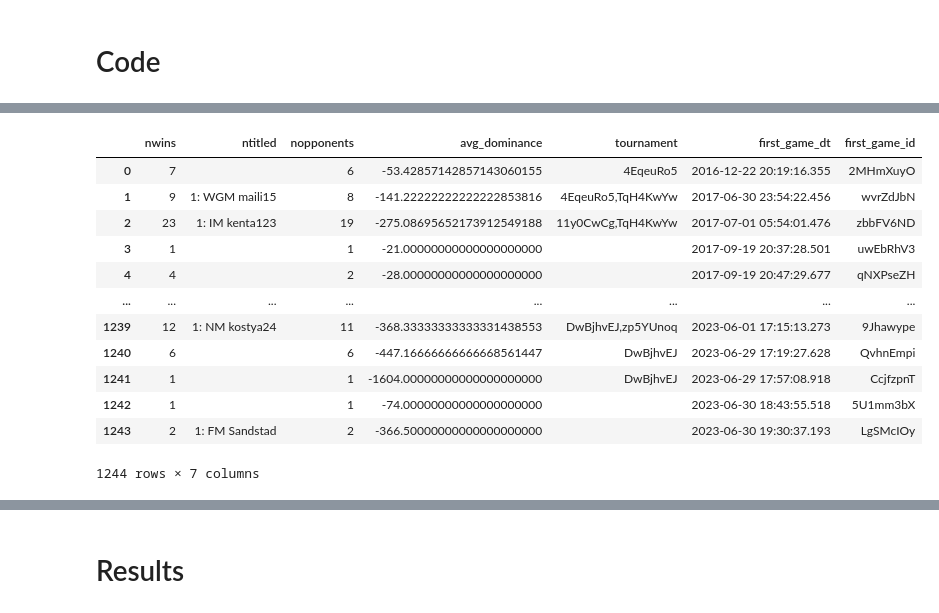
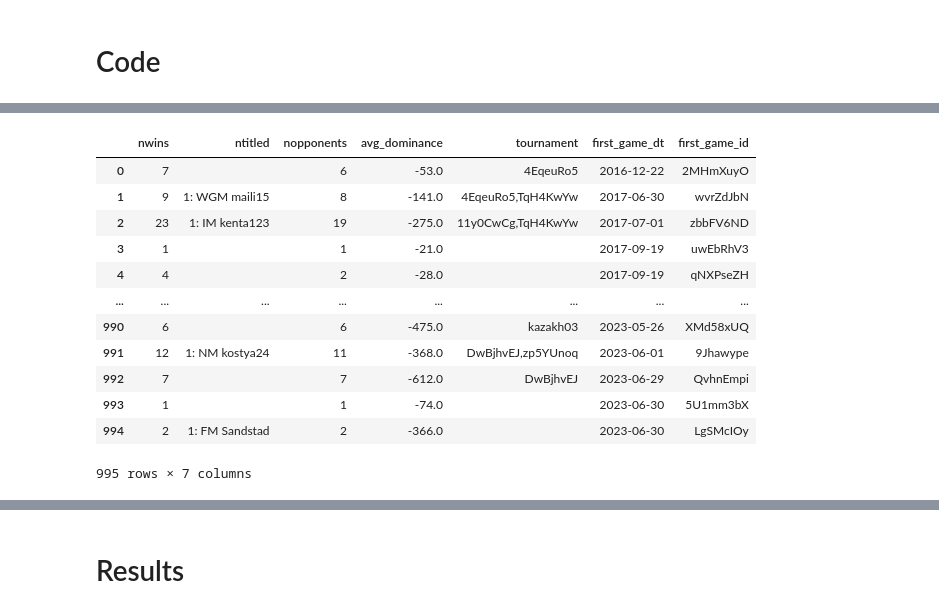
Before and after one commit to fingoldo/FideRatings, a Jupyter notebook: ChessStreaks.ipynb, the cells around one changed output, grey strips where cells are left out. Cells and saved outputs as stored; diff of their text form; code cells hidden in the pictures.

```diff
--- a/ChessStreaks.ipynb
+++ b/ChessStreaks.ipynb
@@ -3,12 +3,14 @@
 # %%
 #!pip install berserk
 # %%
+from IPython.display import display
 import pandas as pd, numpy as np
 from tqdm import tqdm
 from numba import njit
+import joblib
 
 pd.set_option("display.precision", 20)
 pd.set_option("display.max_rows", 100)
 pd.set_option("display.max_columns", 100)
-pd.set_option("display.width", 1000)
+pd.set_option("display.max_colwidth", None)
 # %% [output]
@@ -74,6 +99,27 @@ weetik_games[1]
   0],
  'clock': {'initial': 180, 'increment': 0, 'totalTime': 180}}
 # %%
+def show_summary(df, player_name: str, min_nwins: int = 13, nrows: int = 15):
+    tmp = df.query(f"nwins>={min_nwins}").sort_values("nwins", ascending=False).reset_index(drop=True)
+    print(f"\n{player_name}:\n")
+    print(f"{len(tmp)} серий длиной от {min_nwins} побед и больше, из них {(tmp.ntitled!='').sum()} с титулованными соперниками.")
+
+    print(
+        f"Превосходство над соперниками в рейтинге: среднее={-tmp.avg_dominance.mean():.0f}, мин={(-tmp.avg_dominance).min():.0f}, макс={(-tmp.avg_dominance).max():.0f} пунктов"
+    )
+    print(
+        f"Самая длинная серия {tmp.head(1).first_game_dt.values[0]}: {tmp.head(1).nwins.values[0]} побед над {tmp.head(1).nopponents.values[0]} соперниками, титулованные соперники {tmp.head(1).ntitled.values[0]}"
+    )
+    display(tmp.head(nrows).style.set_caption("Самые длинные серии").hide())
+
+    display(
+        df.query(f"avg_dominance>={0}")
+        .sort_values("nwins", ascending=False)
+        .head(nrows)
+        .style.set_caption("Лучшие серии с более рейтинговыми соперниками")
+        .hide()
+    )
+
 def get_streaks(games:list,target_player:str,draw_breaks_streak:bool=True)->pd.DataFrame():
 
     nstreaks=0
@@ -130,6 +176,9 @@ def get_streaks(games:list,target_player:str,draw_breaks_streak:bool=True)->pd.D
             totdominance=0.0
 
     df=pd.DataFrame(lines,columns='nwins ntitled nopponents avg_dominance tournament first_game_dt first_game_id'.split())
-    df['first_game_dt']=df['first_game_dt'].dt.tz_localize(None)
+    df['first_game_dt']=df['first_game_dt'].dt.tz_localize(None).dt.date
+    df['avg_dominance']=df['avg_dominance'].round(0)
+    #df['performance']=df['nwins']*(df['avg_dominance']+800    )
+
     return df
 # %% [output]
@@ -137,18 +186,18 @@ time: 0 ns (started: 2023-07-09 18:17:37 +03:00)
 [interactive output not drawn]
 # %%
-weetik_streaks = get_streaks(games=weetik_games, target_player="Weetik", draw_breaks_streak=True)
+weetik_streaks = get_streaks(games=weetik_games, target_player="Weetik", draw_breaks_streak=False)
 weetik_streaks
 # %% [output]
 |  | nwins | ntitled | nopponents | avg_dominance | tournament | first_game_dt | first_game_id |
-| 0 | 7 |  | 6 | -53.42857142857143060155 | 4EqeuRo5 | 2016-12-22 20:19:16.355 | 2MHmXuyO |
-| 1 | 9 | 1: WGM maili15 | 8 | -141.22222222222222853816 | 4EqeuRo5,TqH4KwYw | 2017-06-30 23:54:22.456 | wvrZdJbN |
-| 2 | 23 | 1: IM kenta123 | 19 | -275.08695652173912549188 | 11y0CwCg,TqH4KwYw | 2017-07-01 05:54:01.476 | zbbFV6ND |
-| 3 | 1 |  | 1 | -21.00000000000000000000 |  | 2017-09-19 20:37:28.501 | uwEbRhV3 |
-| 4 | 4 |  | 2 | -28.00000000000000000000 |  | 2017-09-19 20:47:29.677 | qNXPseZH |
+| 0 | 7 |  | 6 | -53.0 | 4EqeuRo5 | 2016-12-22 | 2MHmXuyO |
+| 1 | 9 | 1: WGM maili15 | 8 | -141.0 | 4EqeuRo5,TqH4KwYw | 2017-06-30 | wvrZdJbN |
+| 2 | 23 | 1: IM kenta123 | 19 | -275.0 | 11y0CwCg,TqH4KwYw | 2017-07-01 | zbbFV6ND |
+| 3 | 1 |  | 1 | -21.0 |  | 2017-09-19 | uwEbRhV3 |
+| 4 | 4 |  | 2 | -28.0 |  | 2017-09-19 | qNXPseZH |
 | ... | ... | ... | ... | ... | ... | ... | ... |
-| 1239 | 12 | 1: NM kostya24 | 11 | -368.33333333333331438553 | DwBjhvEJ,zp5YUnoq | 2023-06-01 17:15:13.273 | 9Jhawype |
-| 1240 | 6 |  | 6 | -447.16666666666668561447 | DwBjhvEJ | 2023-06-29 17:19:27.628 | QvhnEmpi |
-| 1241 | 1 |  | 1 | -1604.00000000000000000000 | DwBjhvEJ | 2023-06-29 17:57:08.918 | CcjfzpnT |
-| 1242 | 1 |  | 1 | -74.00000000000000000000 |  | 2023-06-30 18:43:55.518 | 5U1mm3bX |
-| 1243 | 2 | 1: FM Sandstad | 2 | -366.50000000000000000000 |  | 2023-06-30 19:30:37.193 | LgSMcIOy |
+| 990 | 6 |  | 6 | -475.0 | kazakh03 | 2023-05-26 | XMd58xUQ |
+| 991 | 12 | 1: NM kostya24 | 11 | -368.0 | DwBjhvEJ,zp5YUnoq | 2023-06-01 | 9Jhawype |
+| 992 | 7 |  | 7 | -612.0 | DwBjhvEJ | 2023-06-29 | QvhnEmpi |
+| 993 | 1 |  | 1 | -74.0 |  | 2023-06-30 | 5U1mm3bX |
+| 994 | 2 | 1: FM Sandstad | 2 | -366.0 |  | 2023-06-30 | LgSMcIOy |
-1244 rows × 7 columns
+995 rows × 7 columns
```
Also changed, not shown: parts of 22 cells of this notebook, 1 other file.
